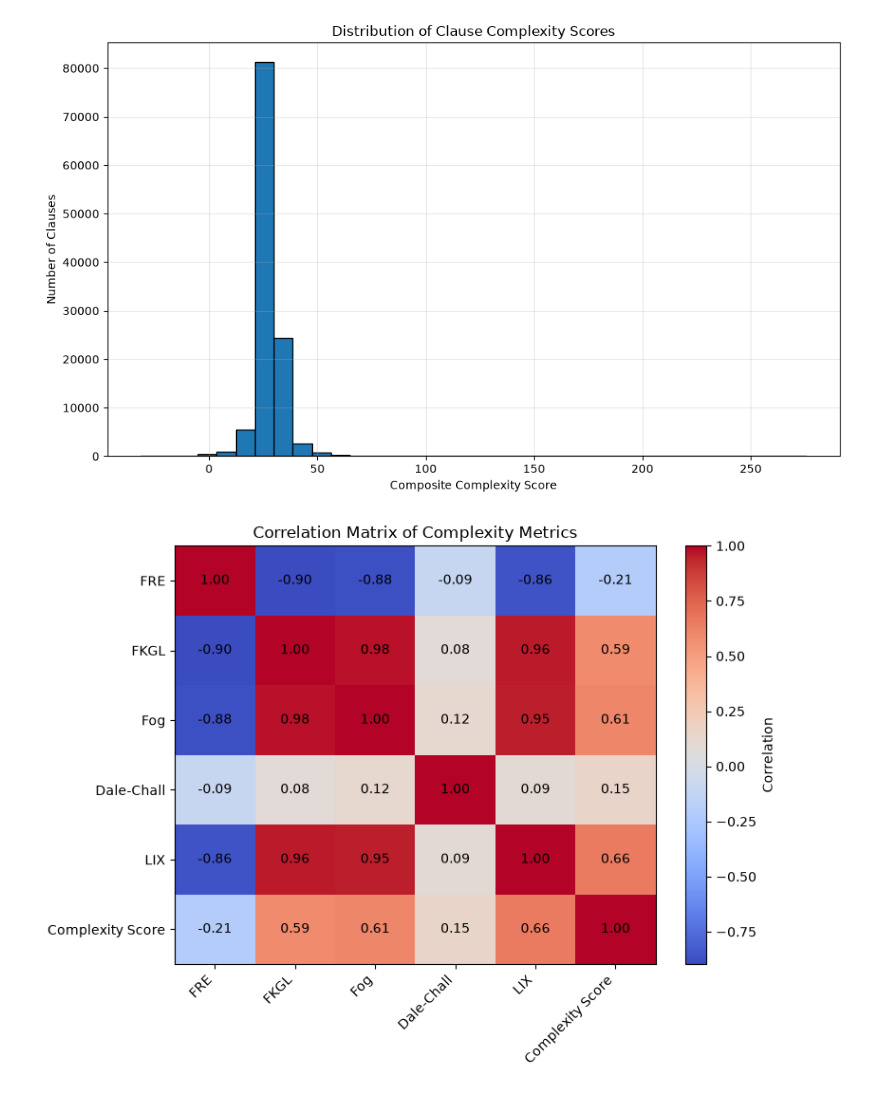
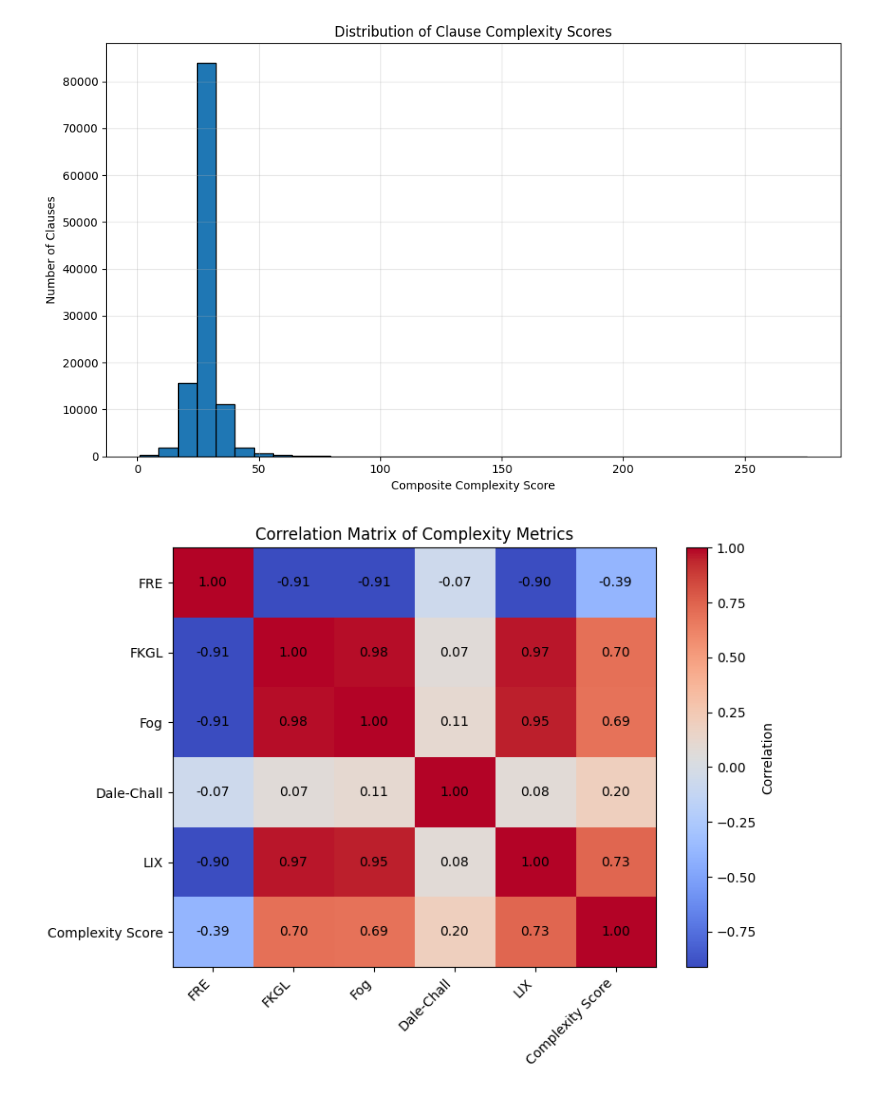
Before and after one commit to danilopsss/uol_capstone_project, a Jupyter notebook: capstone_artifact.ipynb, the cells around one changed output. Saved outputs shown, nothing was run; the diff lists cells and outputs as text; code cells hidden in the pictures.

```diff
--- a/capstone_artifact.ipynb
+++ b/capstone_artifact.ipynb
@@ -72,7 +64,7 @@ os.chdir(f"{BASE_PATH}/uol_capstone_project")
 # %%
 # 1  Cuad Data loading
-PATH_CUAD_PARQUET = Path(BASE_PATH).rglob("**/*/0001_cuad_dataset.parquet")
-PATH_CUAD_JSON = Path(BASE_PATH).rglob("**/*/CUADv1.json")
+PATH_CUAD_PARQUET = Path(CapstoneLib.PROJ_ROOT).rglob("**/*/0001_cuad_dataset.parquet")
+PATH_CUAD_JSON = Path(CapstoneLib.PROJ_ROOT).rglob("**/*/CUADv1.json")
 
 CUAD_PARQUET = next(PATH_CUAD_PARQUET, None)
 CUAD_JSON = next(PATH_CUAD_JSON, None)
@@ -102,7 +94,7 @@ if os.path.exists(CUAD_PARQUET):
 # 2 Cuad data parsing
 
 # Here we are trying to load cached file if it exists, otherwise we will need to reprocess everything
-PATH_EXTRACTED_SENTENCES = Path(".").rglob("**/*/0002_cuad_dataset.parquet")
+PATH_EXTRACTED_SENTENCES = Path(CapstoneLib.PROJ_ROOT).rglob("**/*/0002_cuad_dataset.parquet")
 CUAD_EXTRACTED = next(PATH_EXTRACTED_SENTENCES, "non_existent.parquet")
 
 nlp = spacy.blank("en")
@@ -139,4 +131,12 @@ else:
 # %%
 # 3 Applying metrics
 
-cuad_legal = CapstoneLib.apply_metrics(cuad_legal)
+# Here we are trying to load cached file if it exists, otherwise we will need to reprocess everything
+PATH_APPLIED_METRICS = Path(CapstoneLib.PROJ_ROOT).rglob("**/*/0003_cuad_dataset.parquet")
+CUAD_EXTRACTED = next(PATH_APPLIED_METRICS, "non_existent.parquet")
+
+if os.path.exists(CUAD_EXTRACTED):
+    cuad_legal = polars.read_parquet(CUAD_EXTRACTED)
+else:
+    cuad_legal = CapstoneLib.apply_metrics(cuad_legal)
+    cuad_legal.write_parquet("parquet_files/0003_cuad_dataset.parquet")
@@ -167,9 +170,9 @@ cuad_legal.to_pandas().head(5)
 # %%
 # 4 plots
 
-# Figure 5.1 — Complexity Score Distribution
+# Figure — Complexity Score Distribution
 
-# Figure 5.1 presents the distribution of the composite complexity scores calculated
+# Figure presents the distribution of the composite complexity scores calculated
 # for all extracted clauses. The complexity score was derived from five readability
 # and lexical complexity metrics: Flesch Reading Ease (FRE), Flesch-Kincaid Grade Level
 # (FKGL), Gunning Fog Index, Dale-Chall Readability Score, and LIX. These metrics were
@@ -185,39 +188,42 @@ cuad_legal.to_pandas().head(5)
 # sufficiently diverse range of readability levels, making it an appropriate corpus for
 # evaluating the effectiveness of Large Language Models in simplifying legal text.
 # The highest-scoring clauses identified in this analysis were subsequently selected
 #for simplification and further evaluation.
 
 import matplotlib.pyplot as plt
 
+filtered_pos_score_cuad_legal = cuad_legal.filter(polars.col("complexity_score") > 0)
+
 complexity_scores = (
-    cuad_legal
+    filtered_pos_score_cuad_legal
+    .filter(polars.col("complexity_score") > 0)
     .select("complexity_score")
     .to_series()
     .to_list()
 )
 
 plt.figure(figsize=(10, 6))
 
 plt.hist(
     complexity_scores,
     bins=35,
     edgecolor="black"
 )
 
 plt.title("Distribution of Clause Complexity Scores")
 plt.xlabel("Composite Complexity Score")
 plt.ylabel("Number of Clauses")
 
 plt.grid(alpha=0.3)
 
 plt.tight_layout()
 plt.show()
 # %% [output]
-[figure, old version]
+[figure, new version]
 # %%
-# Figure 5.2. Correlation Matrix of Readability and Complexity Metrics
+# Figure Correlation Matrix of Readability and Complexity Metrics
 
-# Figure 5.2 presents the correlation matrix for the five readability metrics used in
+# Figure presents the correlation matrix for the five readability metrics used in
 # this research together with the composite complexity score. The purpose of this
 # analysis is to examine the relationships between individual metrics and determine
 # whether they capture similar or complementary aspects of textual complexity.
@@ -245,7 +251,8 @@ plt.show()
 import matplotlib.pyplot as plt
 
 metrics = (
-    cuad_legal
+    filtered_pos_score_cuad_legal
+    .filter(polars.col("complexity_score") > 0)
     .select(
         [
             "fre",
@@ -309,5 +316,5 @@ plt.title("Correlation Matrix of Complexity Metrics")
 plt.tight_layout()
 plt.show()
 # %% [output]
-[figure, old version]
+[figure, new version]
 # %%
```
Also changed, not shown: parts of 15 cells of this notebook, 7 other files.
